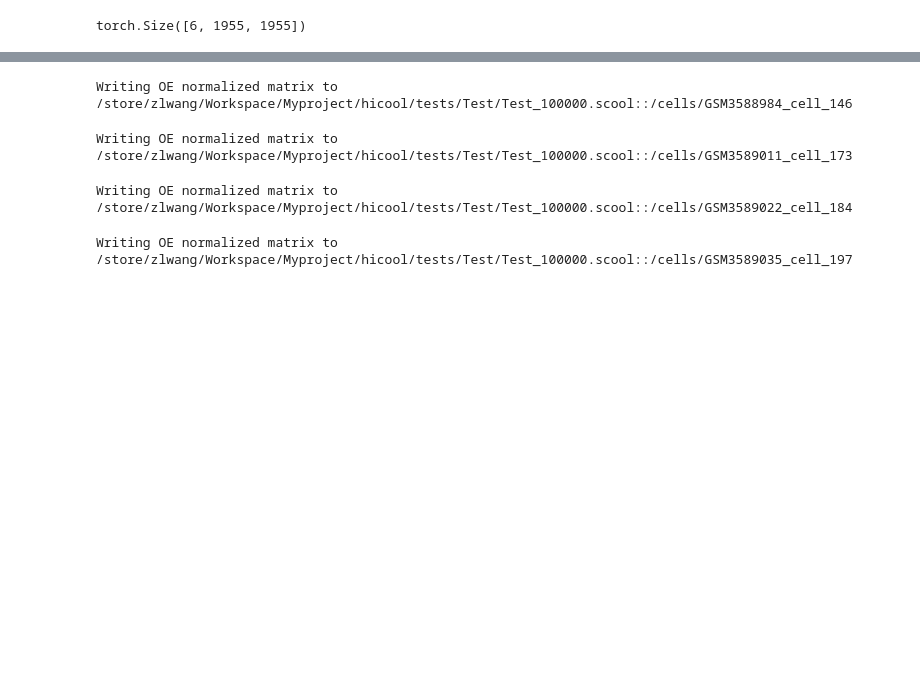
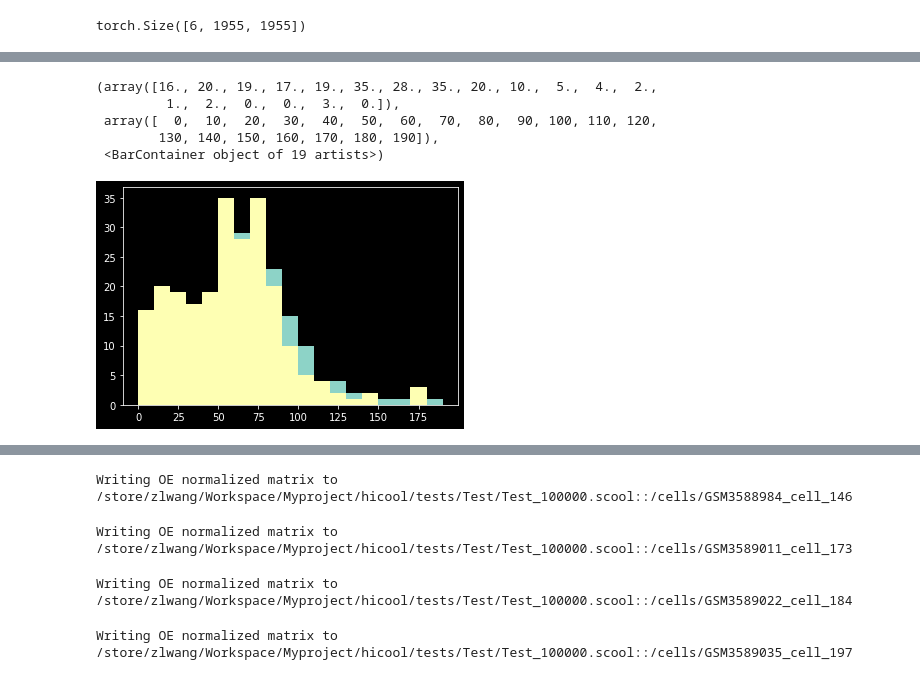
Before and after one commit to 401244520/hicool, a Jupyter notebook: scripts/数据提取.ipynb, the cells around one changed output, grey strips where cells are left out. Drawn from its saved outputs; the diff is of its cells as text; code cells hidden in the pictures; blank space fills up the shorter version.

```diff
--- a/scripts/数据提取.ipynb
+++ b/scripts/数据提取.ipynb
@@ -21,0 +88,15 @@ for cell in cell_list:
+# %%
+from matplotlib import pyplot as plt
+scool_path = '/store/zlwang/Workspace/Project/scHiC/result/DipC2019/DipC2019_10000.scool'
+results  = load_scool_pixels(scool_path,"chr1:10000000-12000000",hyper_pixels=False)
+cts = [r["count"].sum() for r in results]
+pxs = [len(r) for r in results]
+plt.hist(cts,range(0,200,10))
+plt.hist(pxs,range(0,200,10))
+# %% [output]
+(array([16., 20., 19., 17., 19., 35., 28., 35., 20., 10.,  5.,  4.,  2.,
+         1.,  2.,  0.,  0.,  3.,  0.]),
+ array([  0,  10,  20,  30,  40,  50,  60,  70,  80,  90, 100, 110, 120,
+        130, 140, 150, 160, 170, 180, 190]),
+ <BarContainer object of 19 artists>)
+[figure, added]
```
Also changed, not shown: parts of 22 cells of this notebook, 27 other files.
